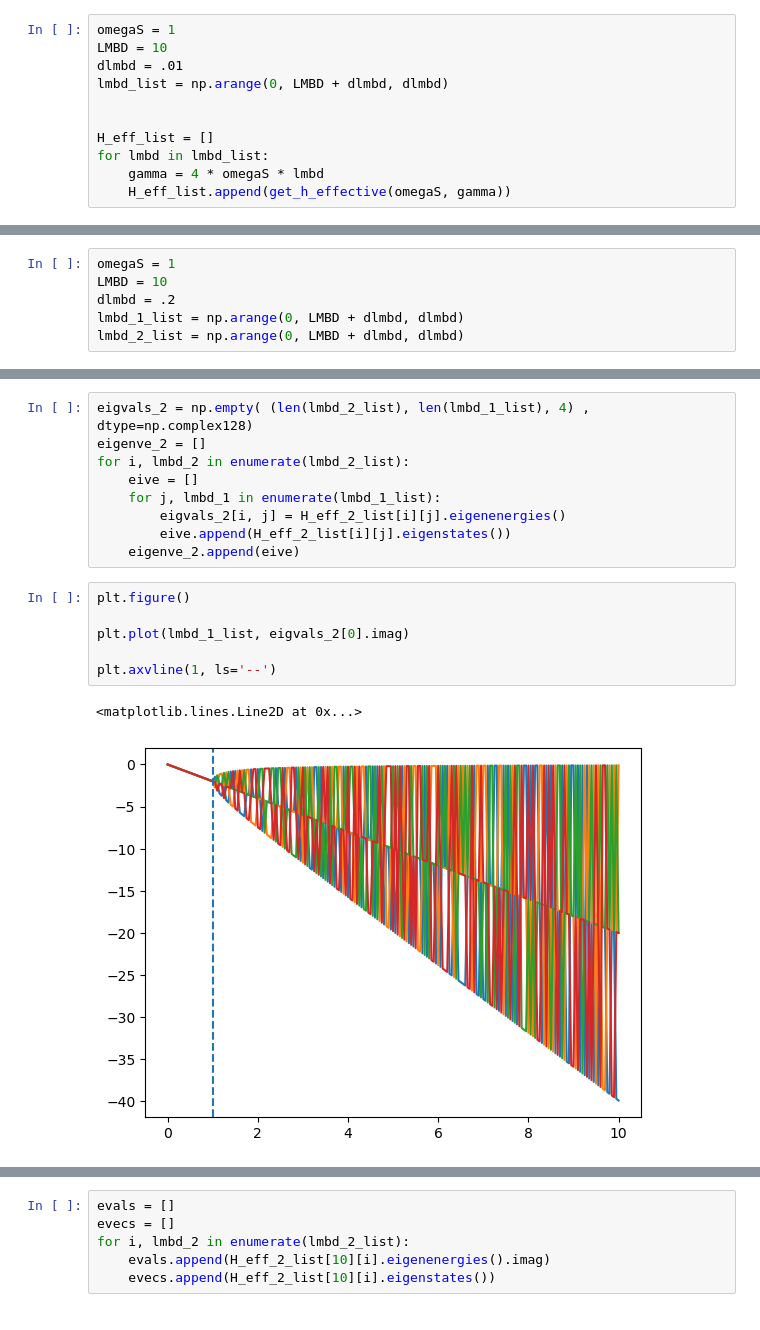
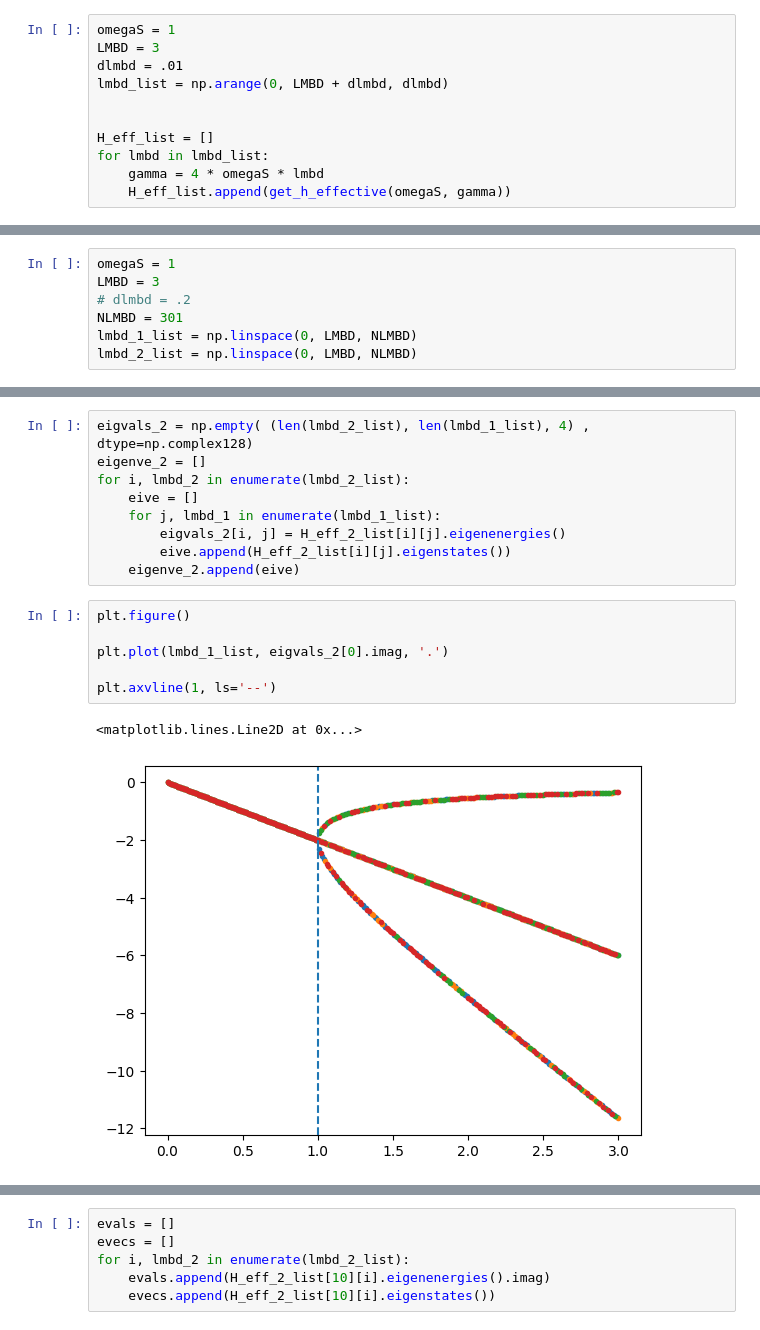
Before and after one commit to svrnzn/quantum-zeni, a Jupyter notebook: notebooks/diagonalisation.ipynb, the cells around one changed output, grey strips where cells are left out. Saved outputs shown, nothing was run; the diff lists cells and outputs as text.

```diff
--- a/notebooks/diagonalisation.ipynb
+++ b/notebooks/diagonalisation.ipynb
@@ -12,7 +12,7 @@ def get_h_effective(omegaS, gamma):
     return HS + HM
 # %%
 omegaS = 1
-LMBD = 10
+LMBD = 3
 dlmbd = .01
 lmbd_list = np.arange(0, LMBD + dlmbd, dlmbd)
 
@@ -38,10 +38,11 @@ plt.plot(lmbd_list, eigvals.imag)
 # N = 2
 # %%
 omegaS = 1
-LMBD = 10
-dlmbd = .2
-lmbd_1_list = np.arange(0, LMBD + dlmbd, dlmbd)
-lmbd_2_list = np.arange(0, LMBD + dlmbd, dlmbd)
+LMBD = 3
+# dlmbd = .2
+NLMBD = 301
+lmbd_1_list = np.linspace(0, LMBD, NLMBD)
+lmbd_2_list = np.linspace(0, LMBD, NLMBD)
 # %%
 def get_h_effective_2(omegaS, gamma_2, gamma_1):
     Ns = 2 # Legacy of copy/pasted code.
@@ -81,12 +82,12 @@ for i, lmbd_2 in enumerate(lmbd_2_list):
 # %%
 plt.figure()
 
-plt.plot(lmbd_1_list, eigvals_2[0].imag)
+plt.plot(lmbd_1_list, eigvals_2[0].imag, '.')
 
 plt.axvline(1, ls='--')
 # %% [output]
 <matplotlib.lines.Line2D at 0x...>
-[figure, old version]
+[figure, new version]
 # %%
 plt.figure()
 
```
Also changed, not shown: parts of 26 cells of this notebook, 3 other files.
